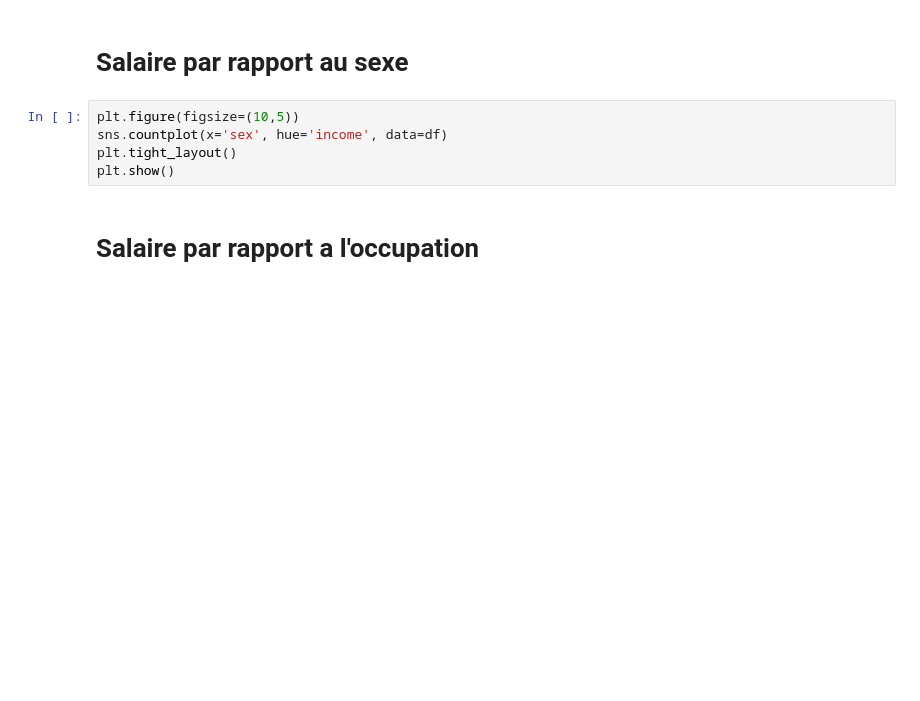
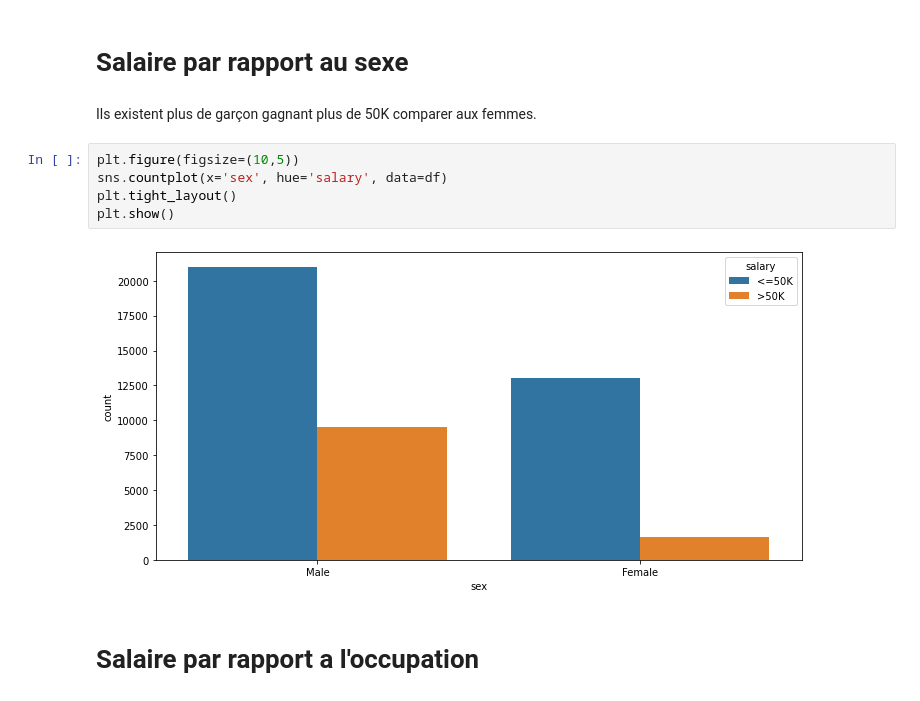
Before and after one commit to YouvaADDAD/Multidimensional_Analysis_And_Spark, a Jupyter notebook: BDLE_project.ipynb, the cells around one changed output. Saved outputs shown, nothing was run; the diff lists cells and outputs as text; blank space fills up the shorter version.

```diff
--- a/BDLE_project.ipynb
+++ b/BDLE_project.ipynb
@@ -168,9 +228,13 @@ sns.violinplot(x='income',y='hours-per-week',hue='income',data=df)
 # %% [markdown]
 # Salaire par rapport au sexe
+# %% [markdown]
+Ils existent plus de garçon gagnant plus de 50K comparer aux femmes.
 # %%
 plt.figure(figsize=(10,5))
-sns.countplot(x='sex', hue='income', data=df)
+sns.countplot(x='sex', hue='salary', data=df)
 plt.tight_layout()
 plt.show()
+# %% [output]
+[figure, added]
 # %% [markdown]
 # Salaire par rapport a l'occupation
```
Also changed, not shown: parts of 106 cells of this notebook, 7 other files.
